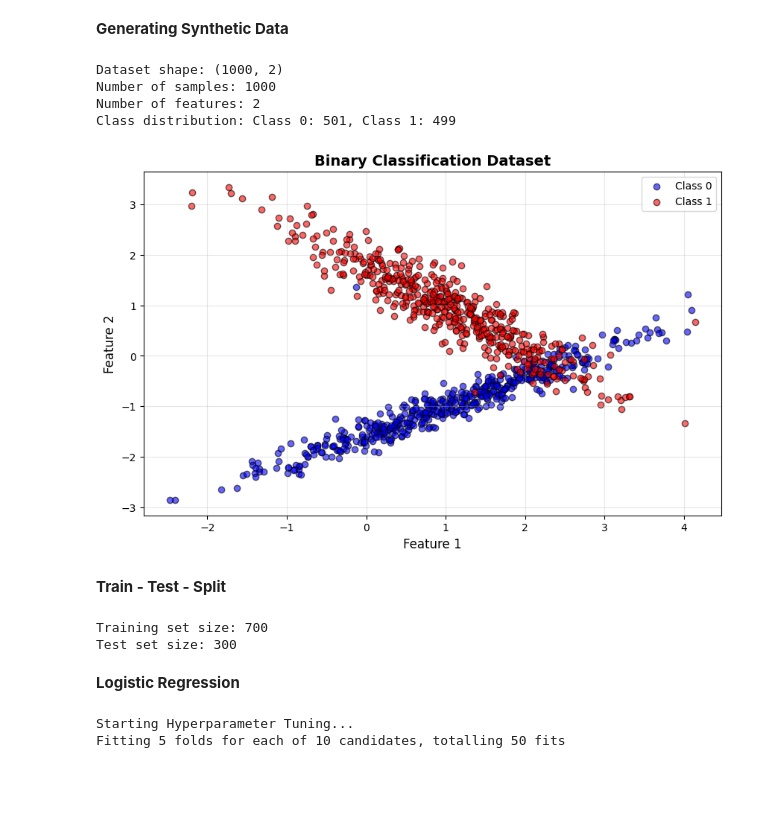
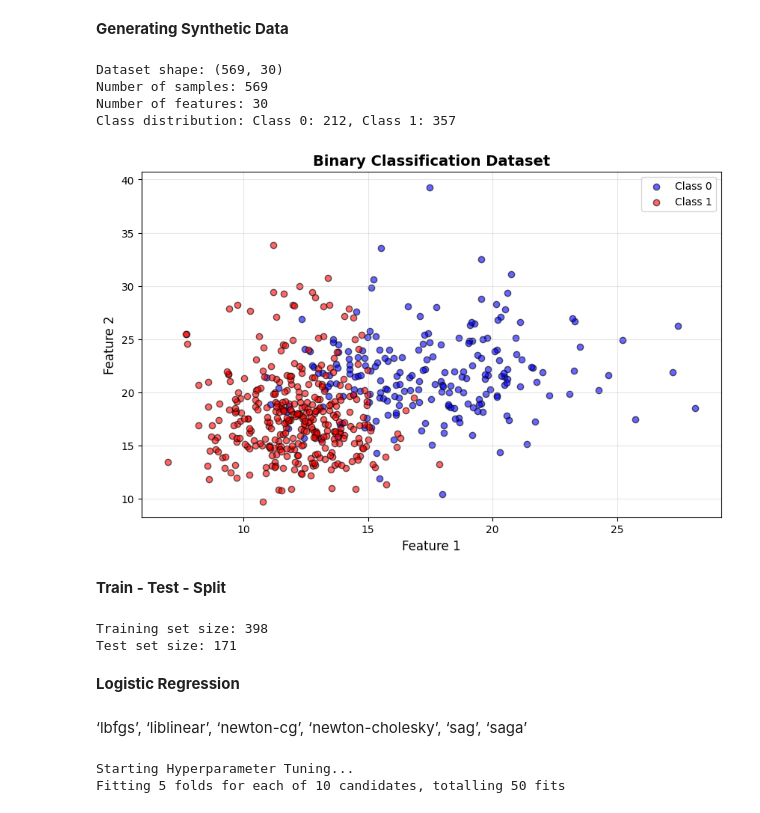
Before and after one commit to harshita042/PRML-CSL2050, a Jupyter notebook: LogReg_Lab_4final.ipynb, the cells around one changed output. Cells and saved outputs as stored; diff of their text form; code cells hidden in the pictures; blank space fills up the shorter version.

```diff
--- a/LogReg_Lab_4final.ipynb
+++ b/LogReg_Lab_4final.ipynb
@@ -55,38 +55,43 @@ from sklearn.model_selection import train_test_split, GridSearchCV
 from sklearn.preprocessing import StandardScaler
 from sklearn.linear_model import LogisticRegression
 from sklearn.metrics import accuracy_score, confusion_matrix, classification_report
 
 # Generate synthetic binary classification dataset
 '''X, y = make_classification(
     n_samples=1000,
     n_features=2,  # Using 2 features for easy visualization
     n_informative=2,
     n_redundant=0,
     n_clusters_per_class=1,
     random_state=42
 )'''
 
+from sklearn.datasets import load_breast_cancer
+data = load_breast_cancer()
+X = data.data
+y = data.target
+
 print(f"Dataset shape: {X.shape}")
 print(f"Number of samples: {X.shape[0]}")
 print(f"Number of features: {X.shape[1]}")
 print(f"Class distribution: Class 0: {np.sum(y==0)}, Class 1: {np.sum(y==1)}")
 
 # Visualize the dataset
 plt.figure(figsize=(10, 6))
 plt.scatter(X[y==0][:, 0], X[y==0][:, 1], c='blue', label='Class 0', alpha=0.6, edgecolors='k')
 plt.scatter(X[y==1][:, 0], X[y==1][:, 1], c='red', label='Class 1', alpha=0.6, edgecolors='k')
 plt.xlabel('Feature 1', fontsize=12)
 plt.ylabel('Feature 2', fontsize=12)
 plt.title('Binary Classification Dataset', fontsize=14, fontweight='bold')
 plt.legend()
 plt.grid(True, alpha=0.3)
 plt.show()
 # %% [output]
-Dataset shape: (1000, 2)
-Number of samples: 1000
-Number of features: 2
-Class distribution: Class 0: 501, Class 1: 499
+Dataset shape: (569, 30)
+Number of samples: 569
+Number of features: 30
+Class distribution: Class 0: 212, Class 1: 357
-[figure, old version]
+[figure, new version]
 # %% [markdown]
 **Train - Test - Split**
 # %%
@@ -98,14 +103,16 @@ X_train, X_test, y_train, y_test = train_test_split(
 print(f"\nTraining set size: {X_train.shape[0]}")
 print(f"Test set size: {X_test.shape[0]}")
 # %% [output]
-Training set size: 700
-Test set size: 300
+Training set size: 398
+Test set size: 171
 # %%
 scaler = StandardScaler()
 X_train_scaled = scaler.fit_transform(X_train)
 X_test_scaled = scaler.transform(X_test)
 # %% [markdown]
 **Logistic Regression**
+# %% [markdown]
+‘lbfgs’, ‘liblinear’, ‘newton-cg’, ‘newton-cholesky’, ‘sag’, ‘saga’
 # %%
 log_reg = LogisticRegression(solver='liblinear', max_iter=1000)
 # %%
```
Also changed, not shown: parts of 20 cells of this notebook.
